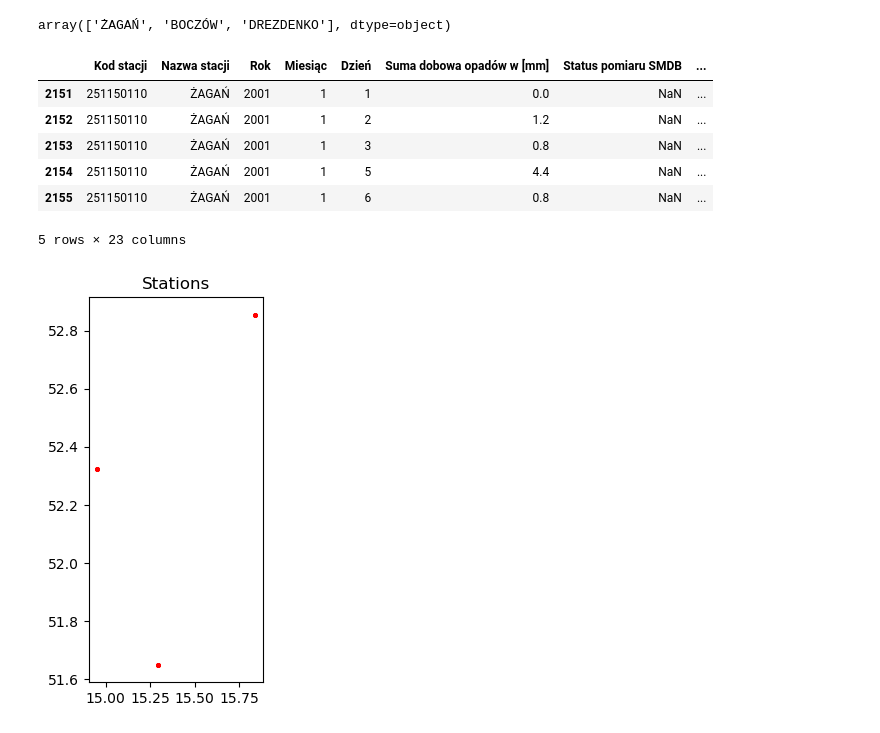
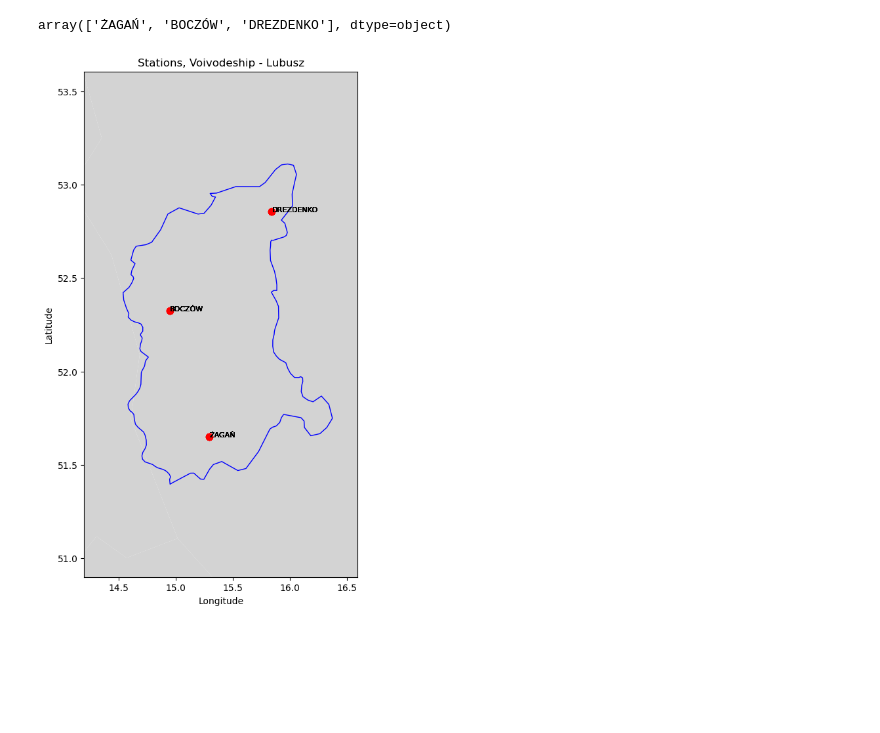
Before and after one commit to adis92202/precipitation_analysis, a Jupyter notebook: notebooks/data_ingestion.ipynb, the cells around one changed output. Saved outputs shown, nothing was run; the diff lists cells and outputs as text; code cells hidden in the pictures; blank space fills up the shorter version.

Commit message:
Visualization

```diff
--- a/notebooks/data_ingestion.ipynb
+++ b/notebooks/data_ingestion.ipynb
@@ -286,7 +286,8 @@ geojson
 | 15 | https://simplemaps.com | PLSK | Świętokrzyskie | POLYGON ((19.95633 50.48446, 19.9... |
 # %%
 # Selecting Lubusz voivodeship
-lb_polygon = geojson[geojson['name'] == "Lubusz"]['geometry']
+voi =  "Lubusz"
+lb_polygon = geojson[geojson['name'] == voi]['geometry']
 lb_polygon
 # %% [output]
 7    POLYGON ((16.37113 51.74919, 16.32214 51.69995...
@@ -300,21 +301,25 @@ lb_gdf = gdf[gdf.within(lb_polygon.geometry.iloc[0])]
 lb_gdf['Nazwa stacji'].unique()
 # %% [output]
 array(['ŻAGAŃ', 'BOCZÓW', 'DREZDENKO'], dtype=object)
-# %%
-lb_gdf.head()
-# %% [output]
-|  | Kod stacji | Nazwa stacji | Rok | Miesiąc | Dzień | Suma dobowa opadów w [mm] | Status pomiaru SMDB | ... |
-| 2151 | 251150110 | ŻAGAŃ | 2001 | 1 | 1 | 0.0 | NaN | ... |
-| 2152 | 251150110 | ŻAGAŃ | 2001 | 1 | 2 | 1.2 | NaN | ... |
-| 2153 | 251150110 | ŻAGAŃ | 2001 | 1 | 3 | 0.8 | NaN | ... |
-| 2154 | 251150110 | ŻAGAŃ | 2001 | 1 | 5 | 4.4 | NaN | ... |
-| 2155 | 251150110 | ŻAGAŃ | 2001 | 1 | 6 | 0.8 | NaN | ... |
-5 rows × 23 columns
-# %%
-# Stations visualization
-fig, ax = plt.subplots(1,1,figsize=(10,5))
-lb_gdf['geometry'].plot(ax=ax, color='red', markersize=5)
-plt.title('Stations')
-plt.show()
-# %% [output]
-[figure, removed]
+# %%
+# Stations visualization
+
+world = gpd.read_file(gpd.datasets.get_path('naturalearth_lowres')) # map
+ax = world.plot(figsize=(10, 10), color='lightgrey')
+
+lb_polygon.plot(ax=ax, color='none', edgecolor='blue', label=voi) # voivodeship contours
+lb_gdf.plot(ax=ax, color='red', markersize=50) # stations
+
+for x, y, label in zip(lb_gdf.geometry.x, lb_gdf.geometry.y, lb_gdf['Nazwa stacji']):
+    ax.text(x, y, label, fontsize=8, ha='left') # names of the cities where the stations are
+
+# lims
+ax.set_xlim([min(lb_gdf.geometry.x) - 0.75, max(lb_gdf.geometry.x) + 0.75])
+ax.set_ylim([min(lb_gdf.geometry.y) - 0.75, max(lb_gdf.geometry.y) + 0.75])
+
+plt.title(f'Stations, Voivodeship - {voi}')
+plt.xlabel('Longitude')
+plt.ylabel('Latitude')
+plt.show()
+# %% [output]
+[figure, added]
```
